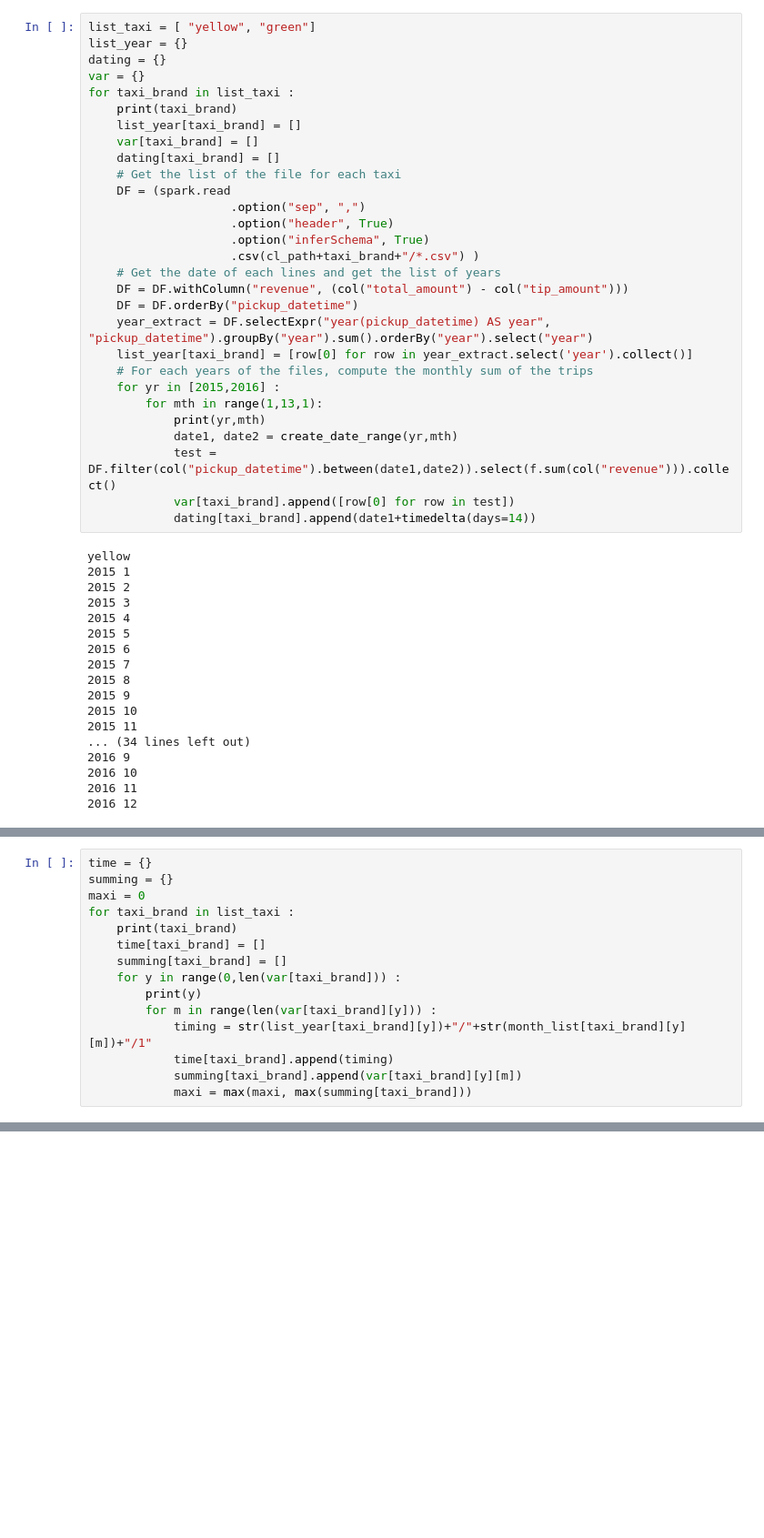
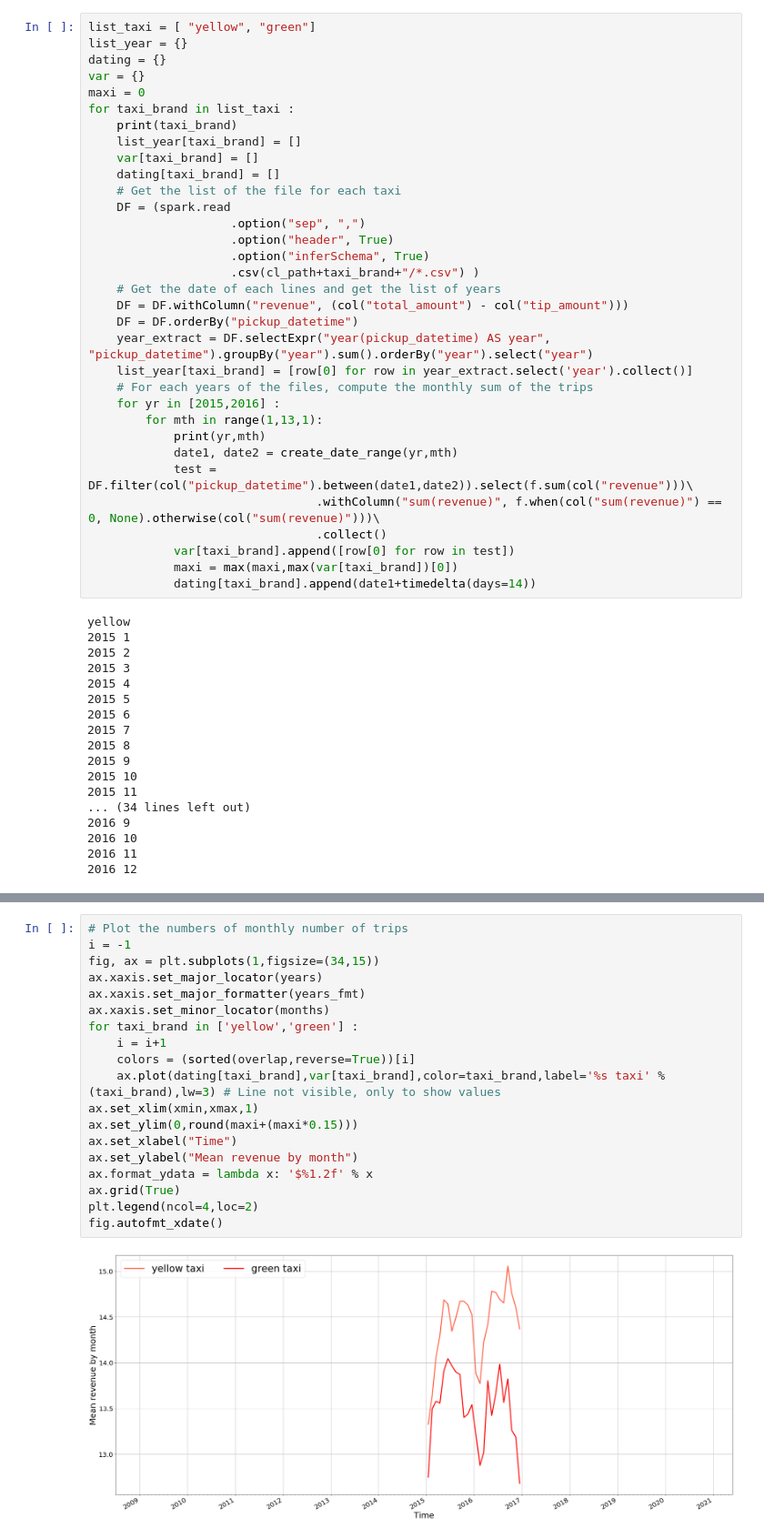
Before and after one commit to MaxDaless/H600-L-Group, a Jupyter notebook: t4_analysis.ipynb, the cells around one changed output, grey strips where cells are left out. Shown at 91% size. Cells and saved outputs as stored; diff of their text form; blank space fills up the shorter version.

```diff
--- a/t4_analysis.ipynb
+++ b/t4_analysis.ipynb
@@ -388,6 +326,7 @@ list_taxi = [ "yellow", "green"]
 list_year = {}
 dating = {}
 var = {}
+maxi = 0
 for taxi_brand in list_taxi :
     print(taxi_brand)
     list_year[taxi_brand] = []
@@ -409,8 +348,11 @@ for taxi_brand in list_taxi :
         for mth in range(1,13,1):
             print(yr,mth)
             date1, date2 = create_date_range(yr,mth)
-            test = DF.filter(col("pickup_datetime").between(date1,date2)).select(f.sum(col("revenue"))).collect()
+            test = DF.filter(col("pickup_datetime").between(date1,date2)).select(f.sum(col("revenue")))\
+                                .withColumn("sum(revenue)", f.when(col("sum(revenue)") == 0, None).otherwise(col("sum(revenue)")))\
+                                .collect()
             var[taxi_brand].append([row[0] for row in test])
+            maxi = max(maxi,max(var[taxi_brand])[0])
             dating[taxi_brand].append(date1+timedelta(days=14))
 # %% [output]
 yellow
@@ -437,15 +374,0 @@ print(var[taxi_brand])
-# %%
-time = {}
-summing = {}
-maxi = 0
-for taxi_brand in list_taxi :
-    print(taxi_brand)
-    time[taxi_brand] = []
-    summing[taxi_brand] = []
-    for y in range(0,len(var[taxi_brand])) :
-        print(y)
-        for m in range(len(var[taxi_brand][y])) :
-            timing = str(list_year[taxi_brand][y])+"/"+str(month_list[taxi_brand][y][m])+"/1"
-            time[taxi_brand].append(timing)
-            summing[taxi_brand].append(var[taxi_brand][y][m])
-            maxi = max(maxi, max(summing[taxi_brand]))
@@ -494,0 +454,21 @@ fig.autofmt_xdate()
+# %%
+# Plot the numbers of monthly number of trips
+i = -1
+fig, ax = plt.subplots(1,figsize=(34,15))
+ax.xaxis.set_major_locator(years)
+ax.xaxis.set_major_formatter(years_fmt)
+ax.xaxis.set_minor_locator(months)
+for taxi_brand in ['yellow','green'] :
+    i = i+1
+    colors = (sorted(overlap,reverse=True))[i]
+    ax.plot(dating[taxi_brand],var[taxi_brand],color=taxi_brand,label='%s taxi' %(taxi_brand),lw=3) # Line not visible, only to show values
+ax.set_xlim(xmin,xmax,1)
+ax.set_ylim(0,round(maxi+(maxi*0.15)))
+ax.set_xlabel("Time")
+ax.set_ylabel("Mean revenue by month")
+ax.format_ydata = lambda x: '$%1.2f' % x
+ax.grid(True)
+plt.legend(ncol=4,loc=2)
+fig.autofmt_xdate()
+# %% [output]
+[figure, added]
```
Also changed, not shown: parts of 32 cells of this notebook.
